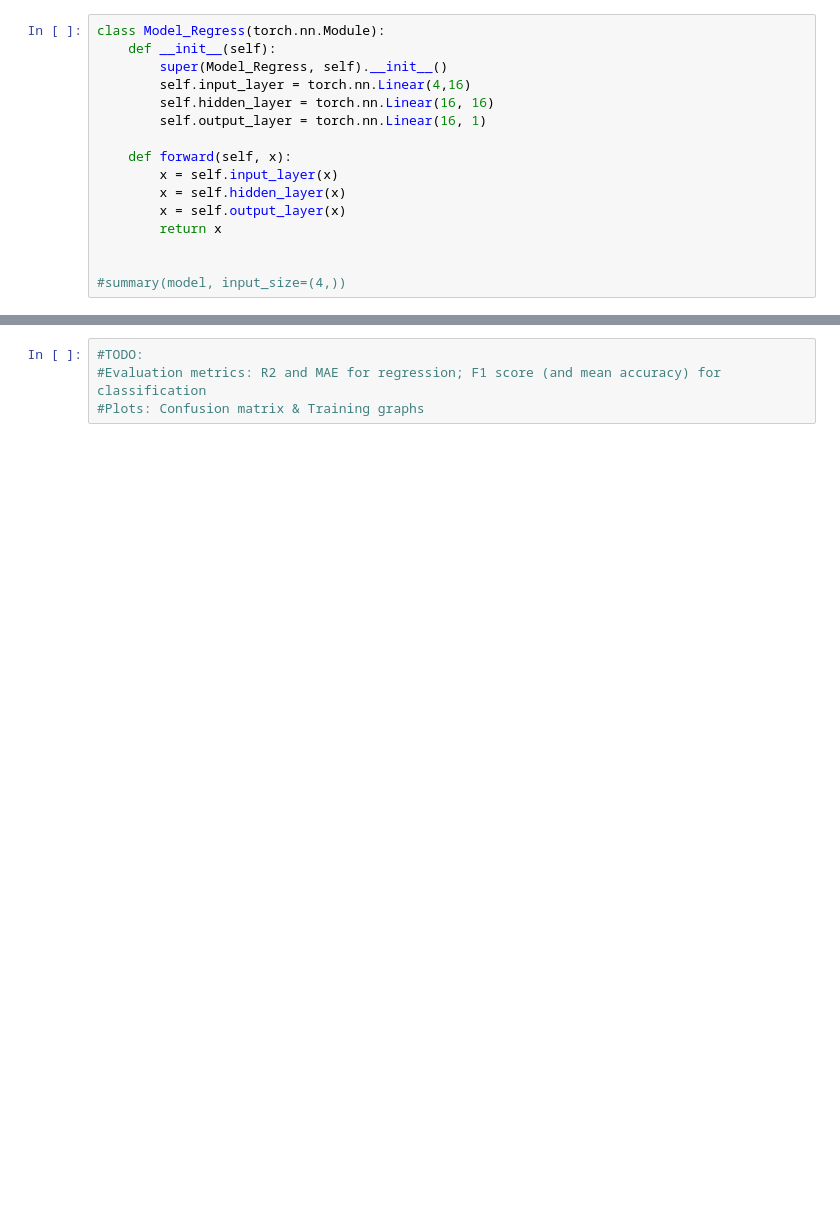
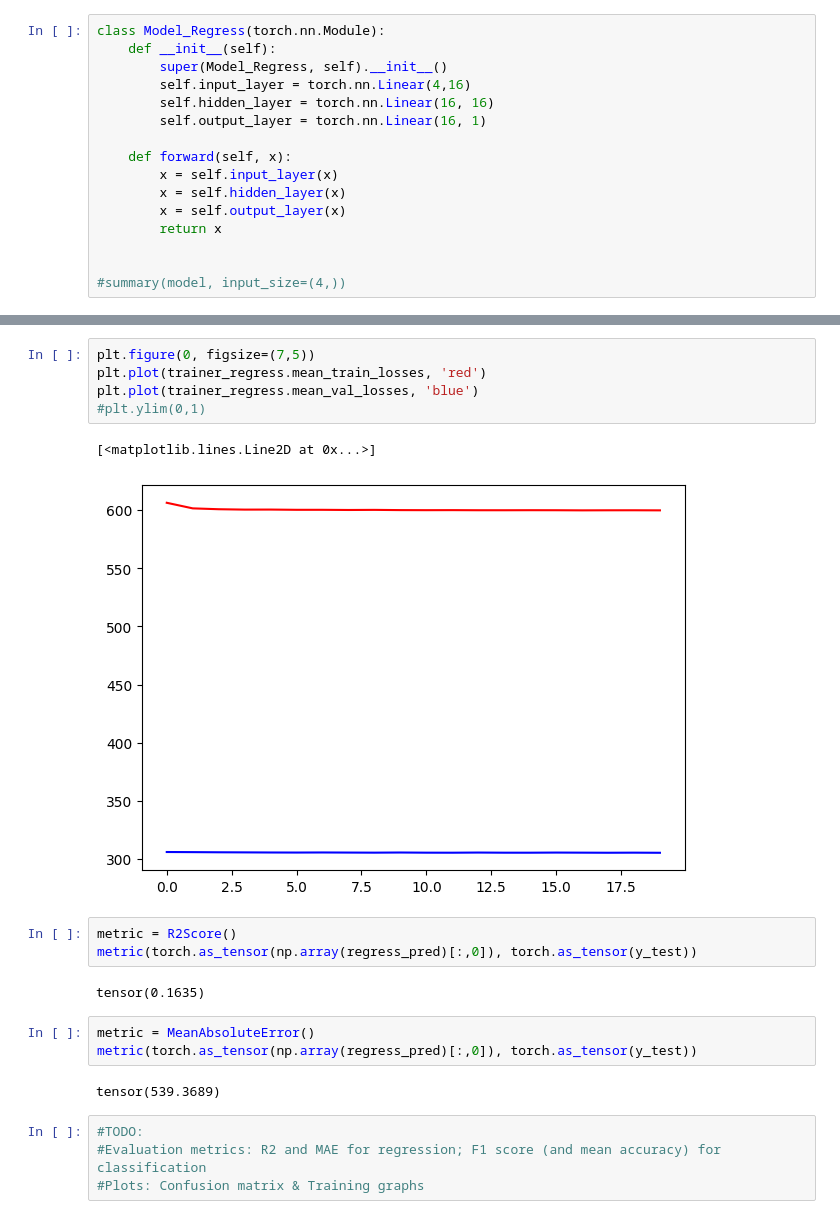
Before and after one commit to ArdaGunay99/starter-predictive-process-monitoring-main, a Jupyter notebook: python/PredictOverspentAmount.ipynb, the cells around one changed output, grey strips where cells are left out. Saved outputs shown, nothing was run; the diff lists cells and outputs as text; blank space fills up the shorter version.

```diff
--- a/python/PredictOverspentAmount.ipynb
+++ b/python/PredictOverspentAmount.ipynb
@@ -395,3 +420,21 @@ VAL LOSS: 305.1894
+# %%
+plt.figure(0, figsize=(7,5))
+plt.plot(trainer_regress.mean_train_losses, 'red')
+plt.plot(trainer_regress.mean_val_losses, 'blue')
+#plt.ylim(0,1)
+# %% [output]
+[<matplotlib.lines.Line2D at 0x...>]
+[figure, added]
+# %%
+metric = R2Score()
+metric(torch.as_tensor(np.array(regress_pred)[:,0]), torch.as_tensor(y_test))
+# %% [output]
+tensor(0.1635)
+# %%
+metric = MeanAbsoluteError()
+metric(torch.as_tensor(np.array(regress_pred)[:,0]), torch.as_tensor(y_test))
+# %% [output]
+tensor(539.3689)
 # %%
 #TODO:
 #Evaluation metrics: R2 and MAE for regression; F1 score (and mean accuracy) for classification
```
Also changed, not shown: parts of 7 cells of this notebook.
